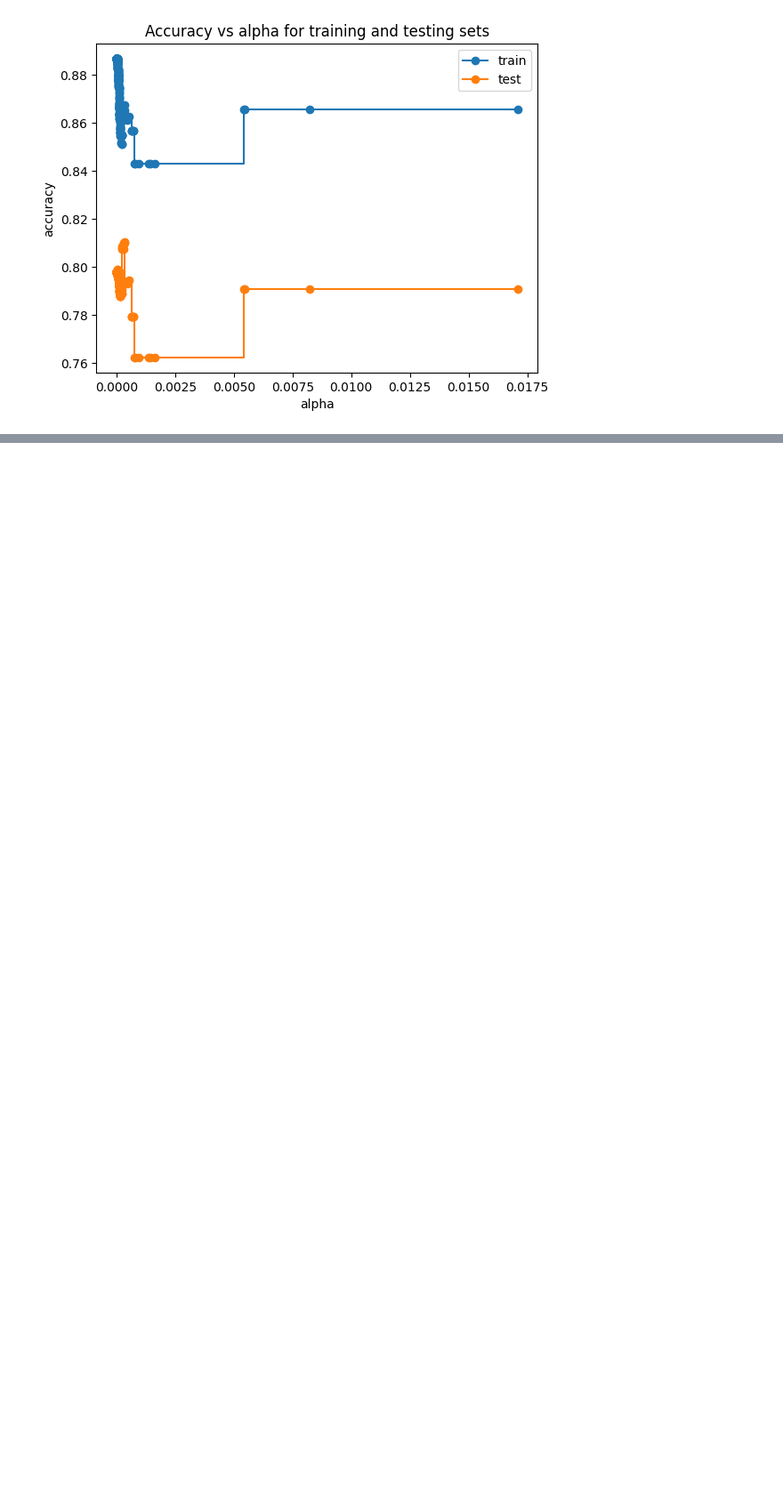
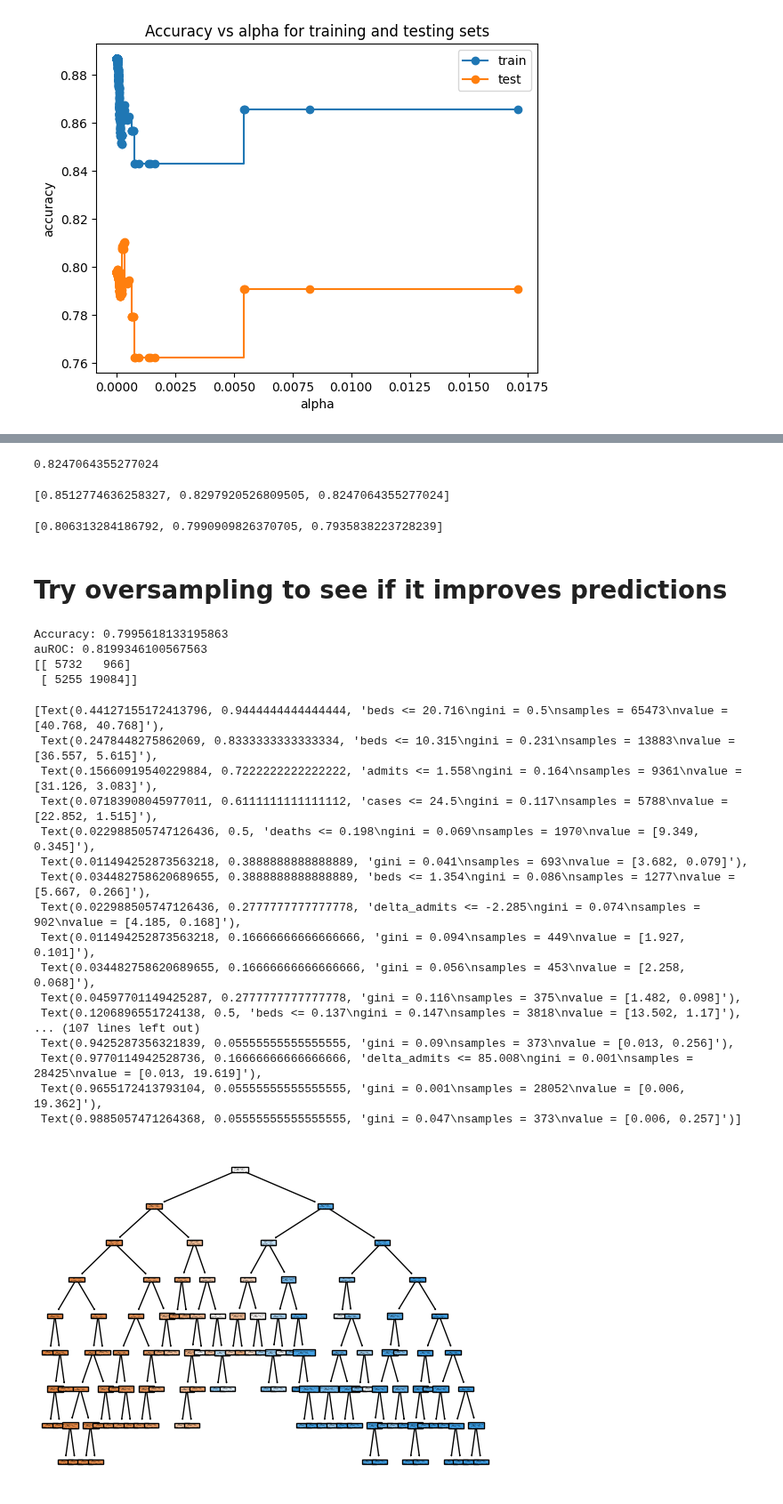
Before and after one commit to RachelMurray-Watson/COVID_forecasting, a Jupyter notebook: HSA_classifier.ipynb, the cells around one changed output, grey strips where cells are left out. Shown at 89% size. Drawn from its saved outputs; the diff is of its cells as text; code cells hidden in the pictures; blank space fills up the shorter version.

Commit message:
Tested oversampling

```diff
--- a/HSA_classifier.ipynb
+++ b/HSA_classifier.ipynb
@@ -508,0 +607,79 @@ pickle.dump(clf, open(model_name, 'wb'))
+# %%
+roc_auc_score(y_test, y_pred)
+# %% [output]
+0.8247064355277024
+# %%
+ROC_by_week
+# %% [output]
+[0.8512774636258327, 0.8297920526809505, 0.8247064355277024]
+# %%
+ROC_by_week
+# %% [output]
+[0.806313284186792, 0.7990909826370705, 0.7935838223728239]
+# %% [markdown]
+# Try oversampling to see if it improves predictions
+# %%
+X_train, y_train, weights, missing_data_train_HSA = prep_training_test_data_period(all_HSA_ID_weekly_data, [3,2], no_weeks = range(1, int(123*2/3) + 1), weeks_in_futre = 3, if_train = True, geography = 'HSA_ID', weight_col = 'weight')
+
+X_test, y_test, weights_test, missing_data_test_HSA = prep_training_test_data_period(all_HSA_ID_weekly_data, [3,2], no_weeks = range(int(123*2/3) + 1, 122), weeks_in_futre = 3, if_train = False, geography = 'HSA_ID',  weight_col = 'weight')
+weights = weights[0].to_numpy()
+# %%
+param_grid = {
+    'criterion': ['gini'],#,  'entropy'],
+    'max_depth': np.arange(2, 20),
+    'min_samples_split':  np.arange(2, 300), #[100, 200, 300, 400, 500], #np.arange(50, 200),
+    'min_samples_leaf':  np.arange(100, 400)} #100, 200, 300, 400, 500], #np.arange(500, 200)}
+
+
+# Create the Decision Tree classifier
+cv = RepeatedStratifiedKFold(n_splits=10,  n_repeats=10,random_state=1) ## 10-fold cross validations
+
+clf = DecisionTreeClassifier(random_state=10, class_weight='balanced')
+
+# Perform Randomized Search with 10-fold cross-validation
+random_search = RandomizedSearchCV(clf, param_grid, n_iter=10, cv=cv, random_state=10)
+random_search.fit(X_train, y_train, sample_weight = weights)
+
+best_params = random_search.best_params_
+
+# Create the Decision Tree classifier with the best hyperparameters
+clf = DecisionTreeClassifier(**best_params,random_state=10, class_weight='balanced')
+
+# Train the decision tree classifier
+clf.fit(X_train, y_train,  sample_weight = weights)
+
+# Make predictions on the test set
+y_pred = clf.predict(X_test)
+# Evaluate the accuracy of the model
+accuracy = accuracy_score(y_test, y_pred)
+ROC = roc_auc_score(y_test, y_pred)
+
+print("Accuracy:", accuracy)
+print("auROC:", ROC)
+
+print(confusion_matrix(y_test, y_pred))
+plot_tree(clf, feature_names=['cases','delta_cases', 'deaths', 'delta_deaths', 'admits', 'delta_admits', 'icu', 'delta_icu',  'beds', 'delta_beds' 'perc_covid', 'delta_perc', 'beds_over_15_100k'], filled=True)
+#plt.savefig('Graphs/Full_classifier_3_week_period_unpruned_oversample.png', dpi = 300)
+# %% [output]
+Accuracy: 0.7995618133195863
+auROC: 0.8199346100567563
+[[ 5732   966]
+ [ 5255 19084]]
+[Text(0.44127155172413796, 0.9444444444444444, 'beds <= 20.716\ngini = 0.5\nsamples = 65473\nvalue = [40.768, 40.768]'),
+ Text(0.2478448275862069, 0.8333333333333334, 'beds <= 10.315\ngini = 0.231\nsamples = 13883\nvalue = [36.557, 5.615]'),
+ Text(0.15660919540229884, 0.7222222222222222, 'admits <= 1.558\ngini = 0.164\nsamples = 9361\nvalue = [31.126, 3.083]'),
+ Text(0.07183908045977011, 0.6111111111111112, 'cases <= 24.5\ngini = 0.117\nsamples = 5788\nvalue = [22.852, 1.515]'),
+ Text(0.022988505747126436, 0.5, 'deaths <= 0.198\ngini = 0.069\nsamples = 1970\nvalue = [9.349, 0.345]'),
+ Text(0.011494252873563218, 0.3888888888888889, 'gini = 0.041\nsamples = 693\nvalue = [3.682, 0.079]'),
+ Text(0.034482758620689655, 0.3888888888888889, 'beds <= 1.354\ngini = 0.086\nsamples = 1277\nvalue = [5.667, 0.266]'),
+ Text(0.022988505747126436, 0.2777777777777778, 'delta_admits <= -2.285\ngini = 0.074\nsamples = 902\nvalue = [4.185, 0.168]'),
+ Text(0.011494252873563218, 0.16666666666666666, 'gini = 0.094\nsamples = 449\nvalue = [1.927, 0.101]'),
+ Text(0.034482758620689655, 0.16666666666666666, 'gini = 0.056\nsamples = 453\nvalue = [2.258, 0.068]'),
+ Text(0.04597701149425287, 0.2777777777777778, 'gini = 0.116\nsamples = 375\nvalue = [1.482, 0.098]'),
+ Text(0.1206896551724138, 0.5, 'beds <= 0.137\ngini = 0.147\nsamples = 3818\nvalue = [13.502, 1.17]'),
+... (107 lines left out)
+ Text(0.9425287356321839, 0.05555555555555555, 'gini = 0.09\nsamples = 373\nvalue = [0.013, 0.256]'),
+ Text(0.9770114942528736, 0.16666666666666666, 'delta_admits <= 85.008\ngini = 0.001\nsamples = 28425\nvalue = [0.013, 19.619]'),
+ Text(0.9655172413793104, 0.05555555555555555, 'gini = 0.001\nsamples = 28052\nvalue = [0.006, 19.362]'),
+ Text(0.9885057471264368, 0.05555555555555555, 'gini = 0.047\nsamples = 373\nvalue = [0.006, 0.257]')]
+[figure, added]
```
Also changed, not shown: parts of 13 cells of this notebook.
